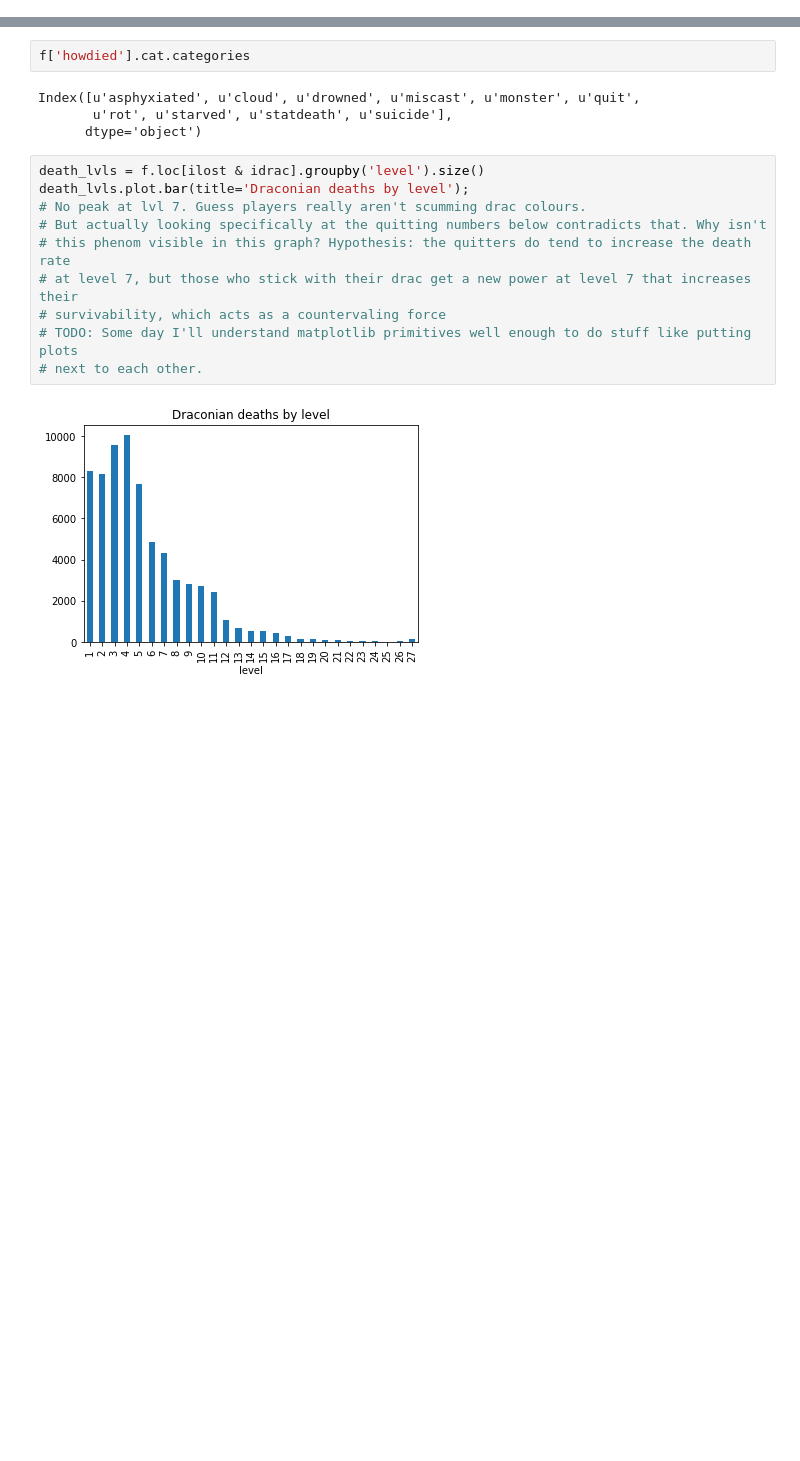
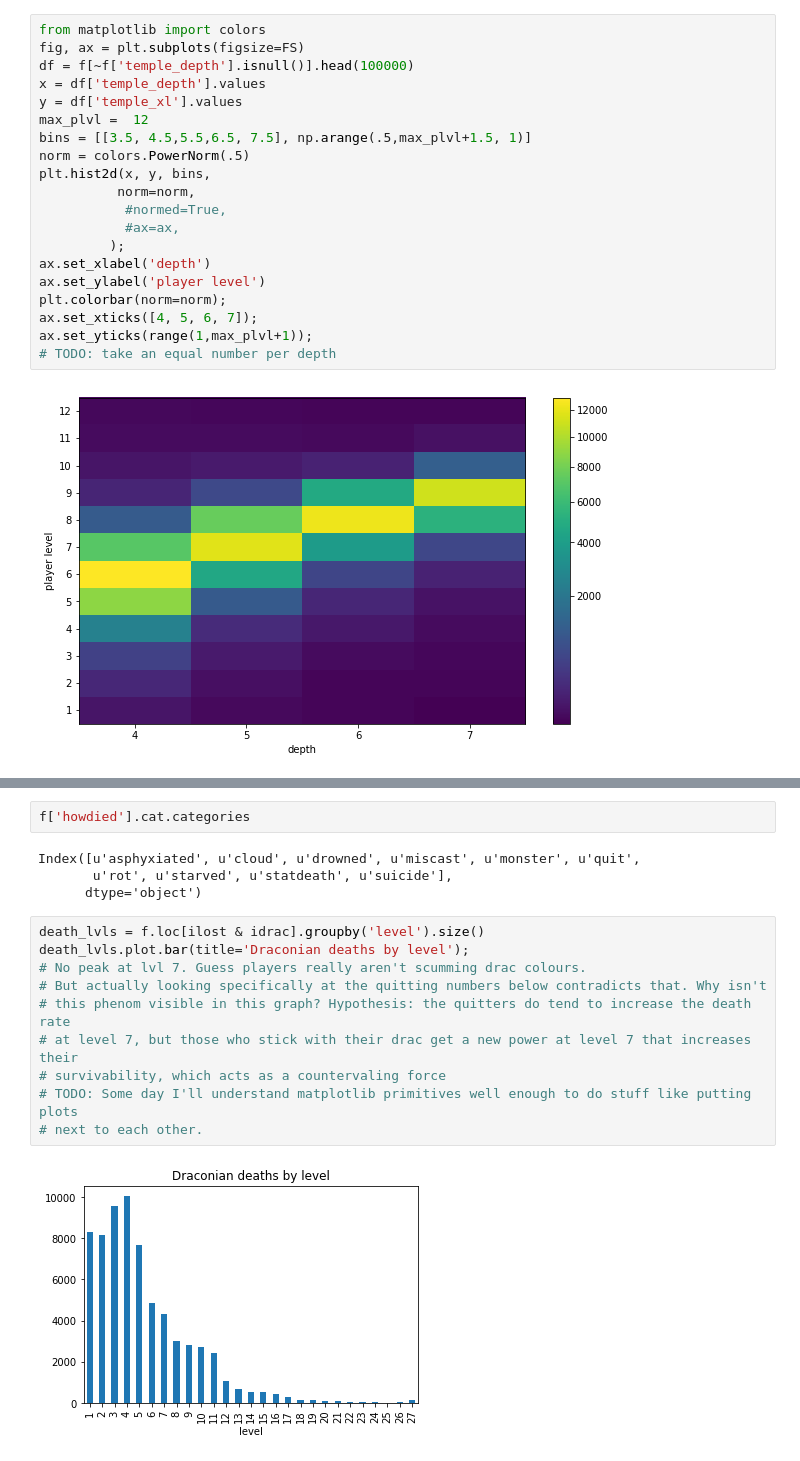
Before and after one commit to colinmorris/crawl-coroner, a Jupyter notebook: scumming.ipynb, the cells around one changed output, grey strips where cells are left out. Drawn from its saved outputs; the diff is of its cells as text; blank space fills up the shorter version.

```diff
--- a/scumming.ipynb
+++ b/scumming.ipynb
@@ -27,0 +40,22 @@ Loaded data frame with 1295053 records and 12 columns
+# %%
+from matplotlib import colors
+fig, ax = plt.subplots(figsize=FS)
+df = f[~f['temple_depth'].isnull()].head(100000)
+x = df['temple_depth'].values
+y = df['temple_xl'].values
+max_plvl =  12
+bins = [[3.5, 4.5,5.5,6.5, 7.5], np.arange(.5,max_plvl+1.5, 1)]
+norm = colors.PowerNorm(.5)
+plt.hist2d(x, y, bins,
+          norm=norm,
+           #normed=True,
+           #ax=ax,
+         );
+ax.set_xlabel('depth')
+ax.set_ylabel('player level')
+plt.colorbar(norm=norm);
+ax.set_xticks([4, 5, 6, 7]);
+ax.set_yticks(range(1,max_plvl+1));
+# TODO: take an equal number per depth
+# %% [output]
+[figure, added]
```
Also changed, not shown: parts of 6 cells of this notebook, 2 other files.
